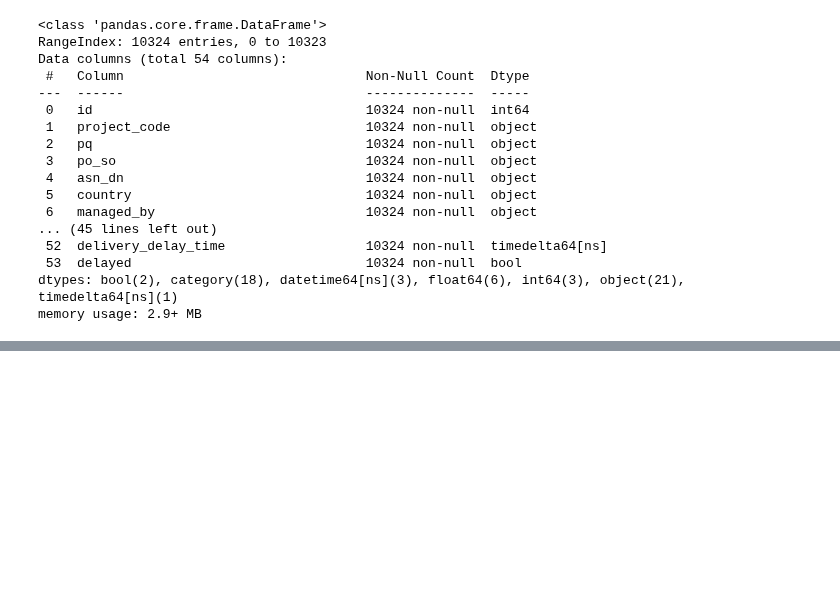
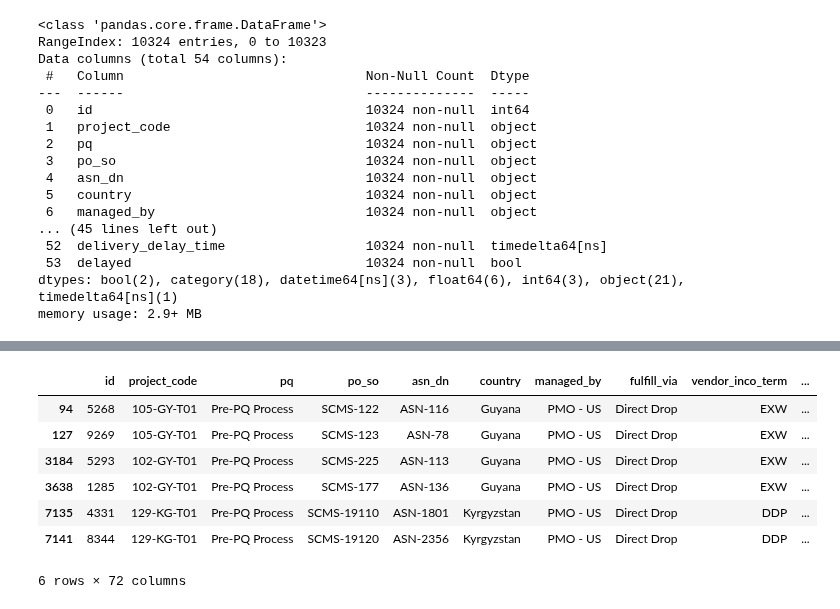
Before and after one commit to QinrenZhou/Supply-Chain-Machine-Learning-Analysis, a Jupyter notebook: Data Cleaning and Feature Engineering.ipynb, the cells around one changed output, grey strips where cells are left out. Cells and saved outputs as stored; diff of their text form; code cells hidden in the pictures; blank space fills up the shorter version.

```diff
--- a/Data Cleaning and Feature Engineering.ipynb
+++ b/Data Cleaning and Feature Engineering.ipynb
@@ -1031,0 +1186,11 @@ final_df.head()
+# %%
+final_df[final_df['fsi'].isnull().values==True]
+# %% [output]
+|  | id | project_code | pq | po_so | asn_dn | country | managed_by | fulfill_via | vendor_inco_term | ... |
+| 94 | 5268 | 105-GY-T01 | Pre-PQ Process | SCMS-122 | ASN-116 | Guyana | PMO - US | Direct Drop | EXW | ... |
+| 127 | 9269 | 105-GY-T01 | Pre-PQ Process | SCMS-123 | ASN-78 | Guyana | PMO - US | Direct Drop | EXW | ... |
+| 3184 | 5293 | 102-GY-T01 | Pre-PQ Process | SCMS-225 | ASN-113 | Guyana | PMO - US | Direct Drop | EXW | ... |
+| 3638 | 1285 | 102-GY-T01 | Pre-PQ Process | SCMS-177 | ASN-136 | Guyana | PMO - US | Direct Drop | EXW | ... |
+| 7135 | 4331 | 129-KG-T01 | Pre-PQ Process | SCMS-19110 | ASN-1801 | Kyrgyzstan | PMO - US | Direct Drop | DDP | ... |
+| 7141 | 8344 | 129-KG-T01 | Pre-PQ Process | SCMS-19120 | ASN-2356 | Kyrgyzstan | PMO - US | Direct Drop | DDP | ... |
+6 rows × 72 columns
```
Also changed, not shown: parts of 25 cells of this notebook, 4 other files.
